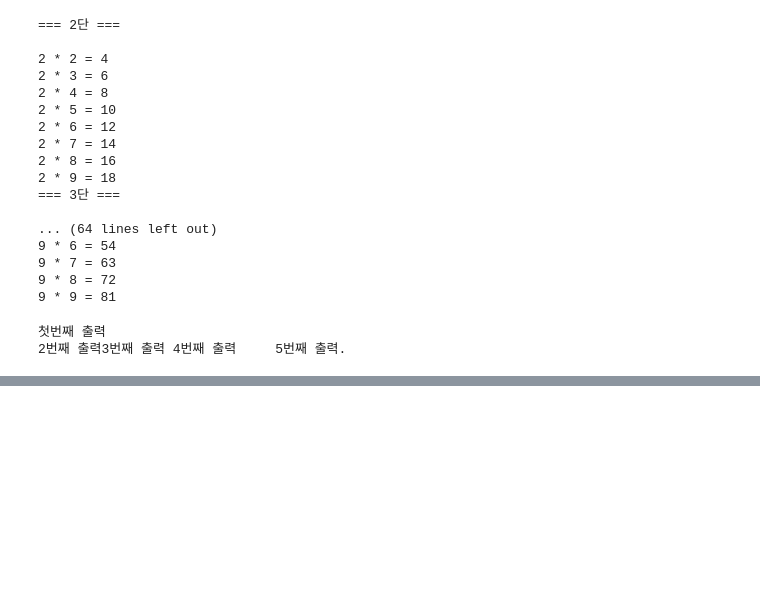
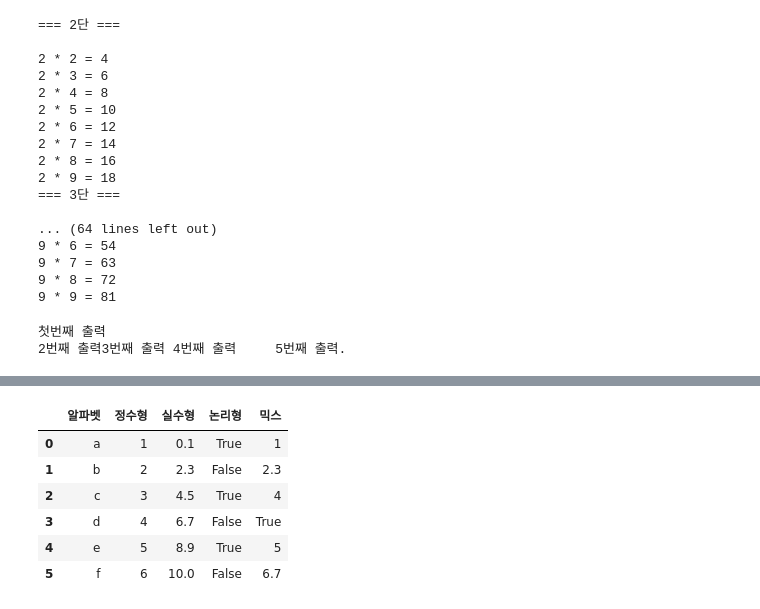
Before and after one commit to NustEred/OnDevicePython, a Jupyter notebook: 파이썬기초.ipynb, the cells around one changed output, grey strips where cells are left out. Saved outputs shown, nothing was run; the diff lists cells and outputs as text; code cells hidden in the pictures; blank space fills up the shorter version.

```diff
--- a/파이썬기초.ipynb
+++ b/파이썬기초.ipynb
@@ -583,0 +1556,4 @@ print("5번째 출력", end='.')
+# %%
+data3 = [0.1,2.3,4.5,6.7,8.9,10.0]
+s3 = pd.Series(data3)
+print(type(s3),'\n',s3)
@@ -583,0 +1569,4 @@ print("5번째 출력", end='.')
+# %%
+data4 = [True,False,True,False,True,False]
+s4 = pd.Series(data4)
+print(type(s4),'\n',s4)
@@ -583,0 +1582,4 @@ print("5번째 출력", end='.')
+# %%
+data5 = [1,2.3,'4',True,5,6.7]
+s5=pd.Series(data5)
+print(type(s5),'\n',s5)
@@ -583,0 +1608,7 @@ print("5번째 출력", end='.')
+# %%
+# 데이터 프레임 만들기
+
+# for i in range(1,6)
+dic1 = {'col1':s1,'col2':s2,'col3':s3,'col4':s4,'col5':s5,}
+df1 = pd.DataFrame(dic1)
+print(type(df1),'\n',df1)
@@ -583,0 +1633,12 @@ print("5번째 출력", end='.')
+# %%
+# 데이터프레임의 인덱스명, 컬럼명 수정
+df1.columns = ['알파벳','정수형','실수형','논리형','믹스']
+df1
+# %% [output]
+|  | 알파벳 | 정수형 | 실수형 | 논리형 | 믹스 |
+| 0 | a | 1 | 0.1 | True | 1 |
+| 1 | b | 2 | 2.3 | False | 2.3 |
+| 2 | c | 3 | 4.5 | True | 4 |
+| 3 | d | 4 | 6.7 | False | True |
+| 4 | e | 5 | 8.9 | True | 5 |
+| 5 | f | 6 | 10.0 | False | 6.7 |
```
Also changed, not shown: parts of 119 cells of this notebook.
